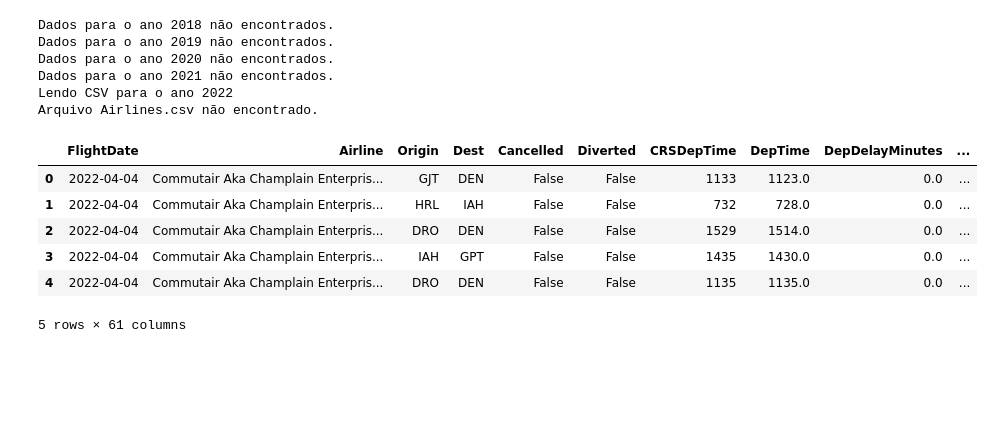
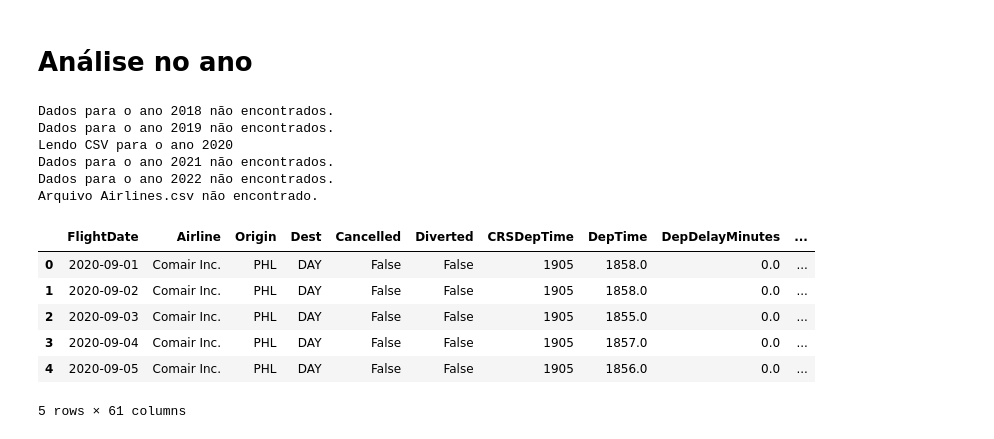
Before and after one commit to icarob-eng/data-science-airlines, a Jupyter notebook: main.ipynb, the cells around one changed output. Saved outputs shown, nothing was run; the diff lists cells and outputs as text; code cells hidden in the pictures; blank space fills up the shorter version.

```diff
--- a/main.ipynb
+++ b/main.ipynb
@@ -1,5 +1,7 @@
 # %% [markdown]
 <a href="https://colab.research.google.com/github/icarob-eng/data-science-airlines/blob/main/main.ipynb" target="_parent"><img src="https://colab.research.google.com/assets/colab-badge.svg" alt="Open In Colab"/></a>
+# %% [markdown]
+# Análise no ano
 # %%
 import matplotlib.pyplot as plt
 import pandas as pd
@@ -18,40 +20,40 @@ dados_voos = {}
 for ano in anos:
     csv_path = os.path.join(data_dir, f'Combined_Flights_{ano}.csv')
     parquet_path = os.path.join(data_dir, f'Combined_Flights_{ano}.parquet')
 
     if os.path.exists(csv_path):
         print(f"Lendo CSV para o ano {ano}")
         dados_voos[ano] = pd.read_csv(csv_path)
     elif os.path.exists(parquet_path):
         print(f"Lendo Parquet para o ano {ano}")
         dados_voos[ano] = pd.read_parquet(parquet_path)
     else:
         print(f"Dados para o ano {ano} não encontrados.")
 
 # Carregando também o arquivo de companhias aéreas
 airlines_path = os.path.join(data_dir, 'Airlines.csv')
 if os.path.exists(airlines_path):
     airlines_df = pd.read_csv(airlines_path)
     print("Arquivo Airlines.csv carregado com sucesso.")
 else:
     airlines_df = None
     print("Arquivo Airlines.csv não encontrado.")
 
 # Exemplo de visualização
-dados_voos[2022].head()
+dados_voos[2020].head()
 # print(airlines_df.head())
 # %% [output]
 Dados para o ano 2018 não encontrados.
 Dados para o ano 2019 não encontrados.
-Dados para o ano 2020 não encontrados.
+Lendo CSV para o ano 2020
 Dados para o ano 2021 não encontrados.
-Lendo CSV para o ano 2022
+Dados para o ano 2022 não encontrados.
 Arquivo Airlines.csv não encontrado.
 |  | FlightDate | Airline | Origin | Dest | Cancelled | Diverted | CRSDepTime | DepTime | DepDelayMinutes | ... |
-| 0 | 2022-04-04 | Commutair Aka Champlain Enterpris... | GJT | DEN | False | False | 1133 | 1123.0 | 0.0 | ... |
-| 1 | 2022-04-04 | Commutair Aka Champlain Enterpris... | HRL | IAH | False | False | 732 | 728.0 | 0.0 | ... |
-| 2 | 2022-04-04 | Commutair Aka Champlain Enterpris... | DRO | DEN | False | False | 1529 | 1514.0 | 0.0 | ... |
-| 3 | 2022-04-04 | Commutair Aka Champlain Enterpris... | IAH | GPT | False | False | 1435 | 1430.0 | 0.0 | ... |
-| 4 | 2022-04-04 | Commutair Aka Champlain Enterpris... | DRO | DEN | False | False | 1135 | 1135.0 | 0.0 | ... |
+| 0 | 2020-09-01 | Comair Inc. | PHL | DAY | False | False | 1905 | 1858.0 | 0.0 | ... |
+| 1 | 2020-09-02 | Comair Inc. | PHL | DAY | False | False | 1905 | 1858.0 | 0.0 | ... |
+| 2 | 2020-09-03 | Comair Inc. | PHL | DAY | False | False | 1905 | 1855.0 | 0.0 | ... |
+| 3 | 2020-09-04 | Comair Inc. | PHL | DAY | False | False | 1905 | 1857.0 | 0.0 | ... |
+| 4 | 2020-09-05 | Comair Inc. | PHL | DAY | False | False | 1905 | 1856.0 | 0.0 | ... |
 5 rows × 61 columns
 # %%
```
Also changed, not shown: parts of 8 cells of this notebook.
